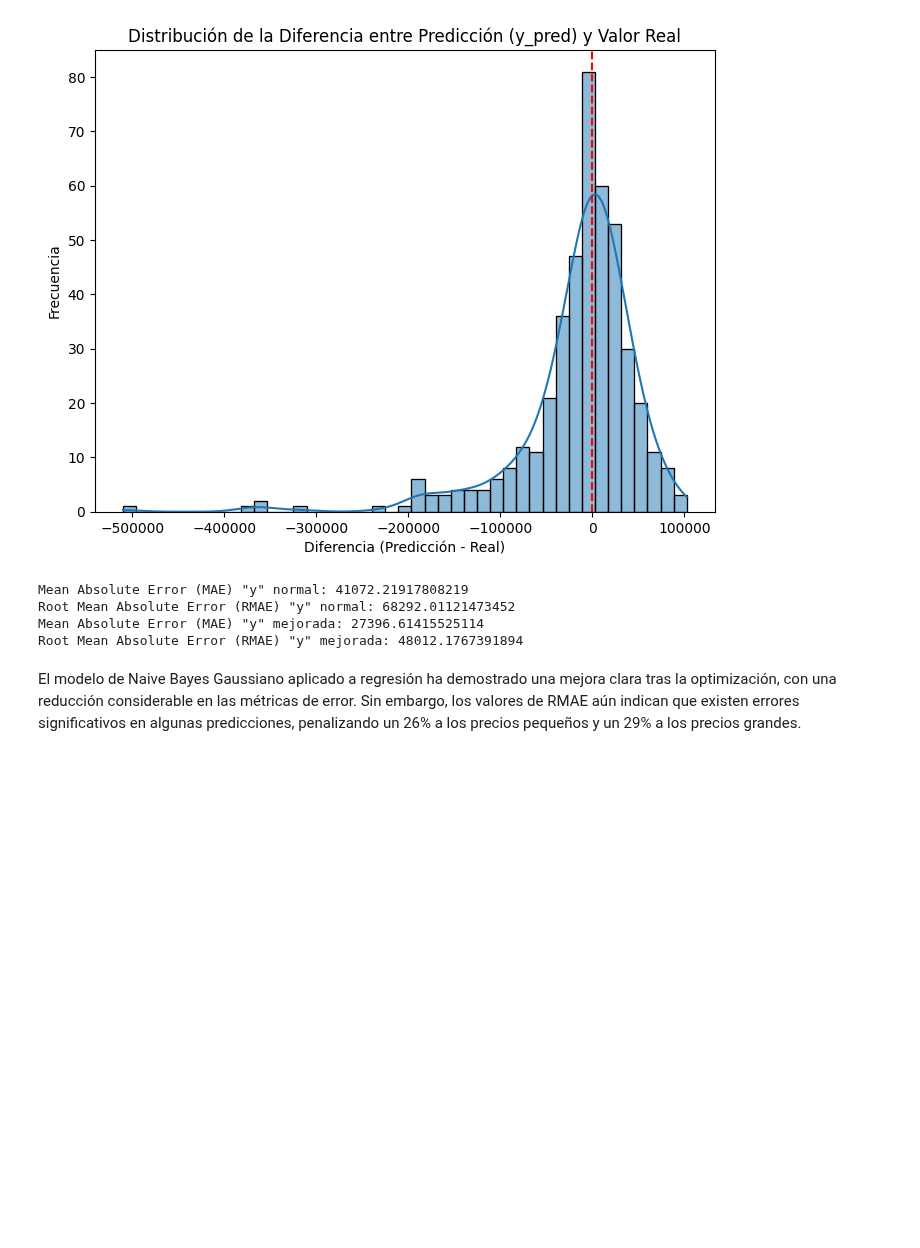
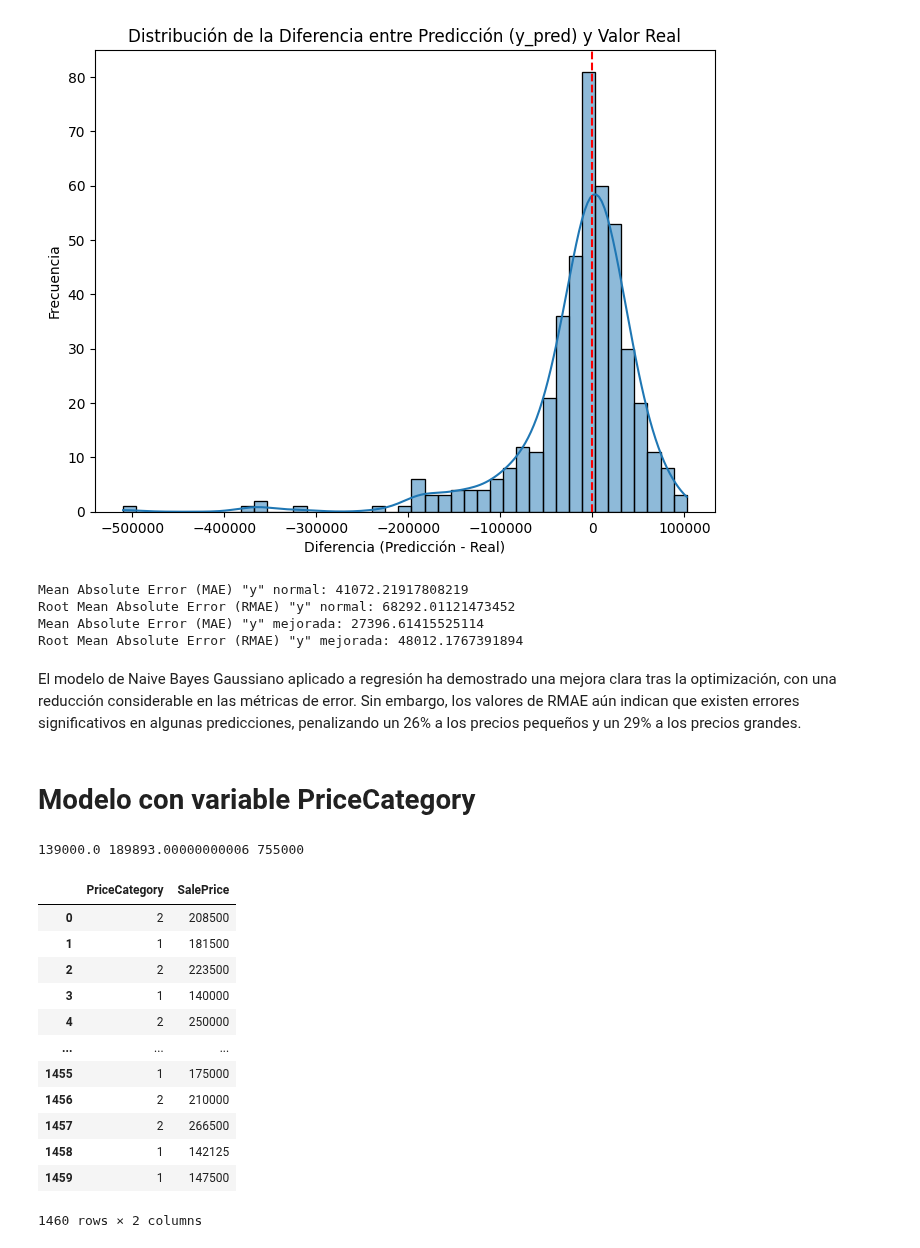
Before and after one commit to xtsebas/Houses_Prices, a Jupyter notebook: Naive_Bayes.ipynb, the cells around one changed output. Cells and saved outputs as stored; diff of their text form; code cells hidden in the pictures; blank space fills up the shorter version.

```diff
--- a/Naive_Bayes.ipynb
+++ b/Naive_Bayes.ipynb
@@ -313,3 +314,38 @@ Mean Absolute Error (MAE) "y" mejorada: 27396.61415525114
 Root Mean Absolute Error (RMAE) "y" mejorada: 48012.1767391894
 # %% [markdown]
 El modelo de Naive Bayes Gaussiano aplicado a regresión ha demostrado una mejora clara tras la optimización, con una reducción considerable en las métricas de error. Sin embargo, los valores de RMAE aún indican que existen errores significativos en algunas predicciones, penalizando un 26% a los precios pequeños y un 29% a los precios grandes.
+# %% [markdown]
+# Modelo con variable PriceCategory
+# %%
+train_data_2 = pd.read_csv("csv/train.csv",  encoding='latin-1')
+
+saleprice_summary = train_data_2["SalePrice"].describe()
+
+# Calcular percentiles para definir los rangos de clasificación
+q1 = train_data_2["SalePrice"].quantile(0.33)  # 33% más barato
+q2 = train_data_2["SalePrice"].quantile(0.66)  # 66% intermedio
+print(q1, q2,  train_data_2["SalePrice"].max())
+
+# Crear la nueva variable categórica basada en los percentiles
+train_data_2["PriceCategory"] = pd.cut(train_data_2["SalePrice"],
+                             bins=[train_data_2["SalePrice"].min(), q1, q2, train_data_2["SalePrice"].max()],
+                             labels=[0, 1, 2], #"Económica (0)", "Intermedia(1)", "Cara(2)"
+                             include_lowest=True)
+
+# Mostrar resumen de la variable categórica creada
+train_data_2[["PriceCategory", "SalePrice"]]
+# %% [output]
+139000.0 189893.00000000006 755000
+|  | PriceCategory | SalePrice |
+| 0 | 2 | 208500 |
+| 1 | 1 | 181500 |
+| 2 | 2 | 223500 |
+| 3 | 1 | 140000 |
+| 4 | 2 | 250000 |
+| ... | ... | ... |
+| 1455 | 1 | 175000 |
+| 1456 | 2 | 210000 |
+| 1457 | 2 | 266500 |
+| 1458 | 1 | 142125 |
+| 1459 | 1 | 147500 |
+1460 rows × 2 columns
```
Also changed, not shown: parts of 14 cells of this notebook.
